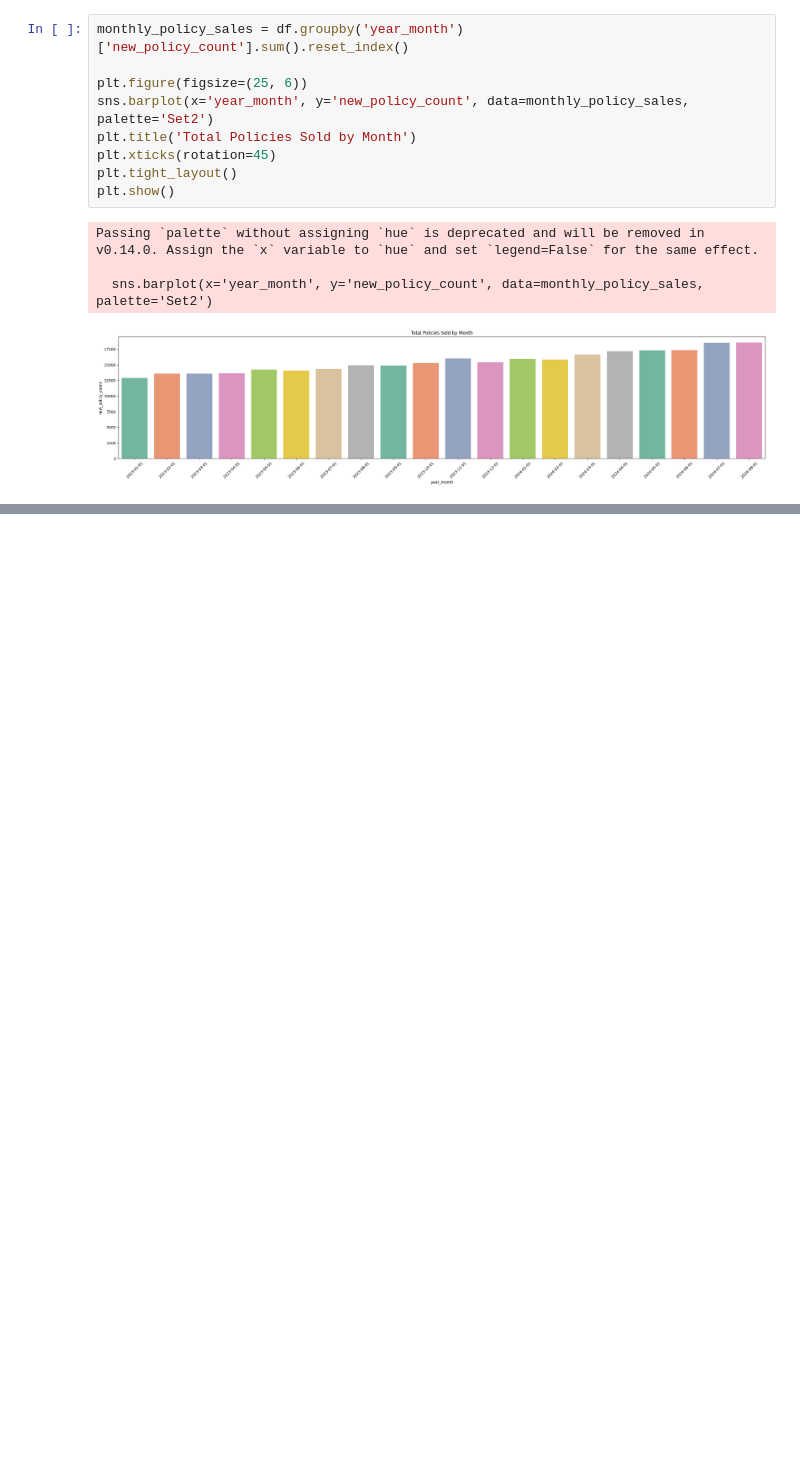
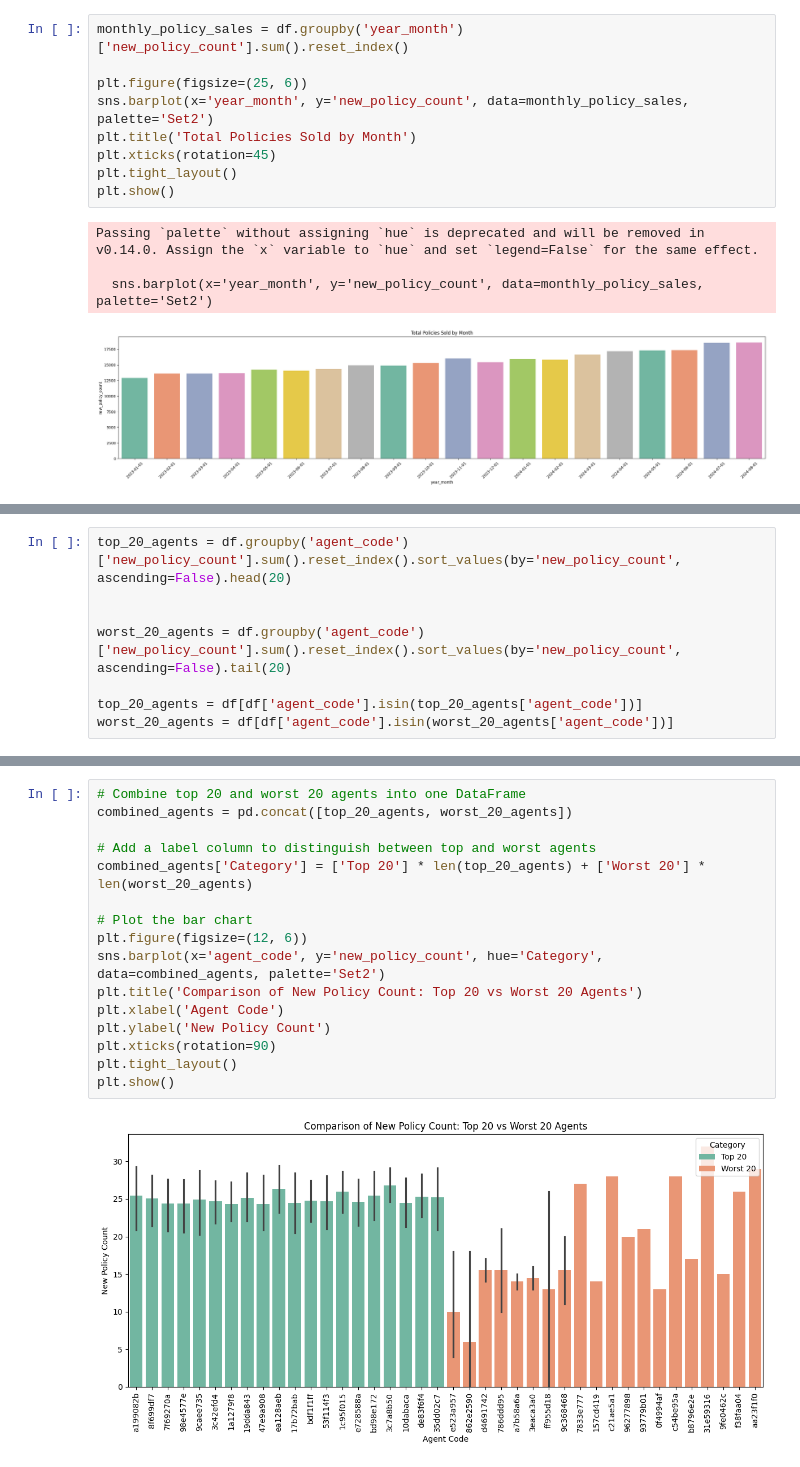
Before and after one commit to rivindu-ashinsa/data-storm-DeepCell, a Jupyter notebook: notebooks/EDA.ipynb, the cells around one changed output, grey strips where cells are left out. Cells and saved outputs as stored; diff of their text form; blank space fills up the shorter version.

```diff
--- a/notebooks/EDA.ipynb
+++ b/notebooks/EDA.ipynb
@@ -155,0 +153,8 @@ monthly_policy_sales
+# %%
+top_20_agents = df.groupby('agent_code')['new_policy_count'].sum().reset_index().sort_values(by='new_policy_count', ascending=False).head(20)
+
+
+worst_20_agents = df.groupby('agent_code')['new_policy_count'].sum().reset_index().sort_values(by='new_policy_count', ascending=False).tail(20)
+
+top_20_agents = df[df['agent_code'].isin(top_20_agents['agent_code'])]
+worst_20_agents = df[df['agent_code'].isin(worst_20_agents['agent_code'])]
@@ -155,0 +203,18 @@ monthly_policy_sales
+# %%
+# Combine top 20 and worst 20 agents into one DataFrame
+combined_agents = pd.concat([top_20_agents, worst_20_agents])
+
+# Add a label column to distinguish between top and worst agents
+combined_agents['Category'] = ['Top 20'] * len(top_20_agents) + ['Worst 20'] * len(worst_20_agents)
+
+# Plot the bar chart
+plt.figure(figsize=(12, 6))
+sns.barplot(x='agent_code', y='new_policy_count', hue='Category', data=combined_agents, palette='Set2')
+plt.title('Comparison of New Policy Count: Top 20 vs Worst 20 Agents')
+plt.xlabel('Agent Code')
+plt.ylabel('New Policy Count')
+plt.xticks(rotation=90)
+plt.tight_layout()
+plt.show()
+# %% [output]
+[figure, added]
```
Also changed, not shown: parts of 9 cells of this notebook.
